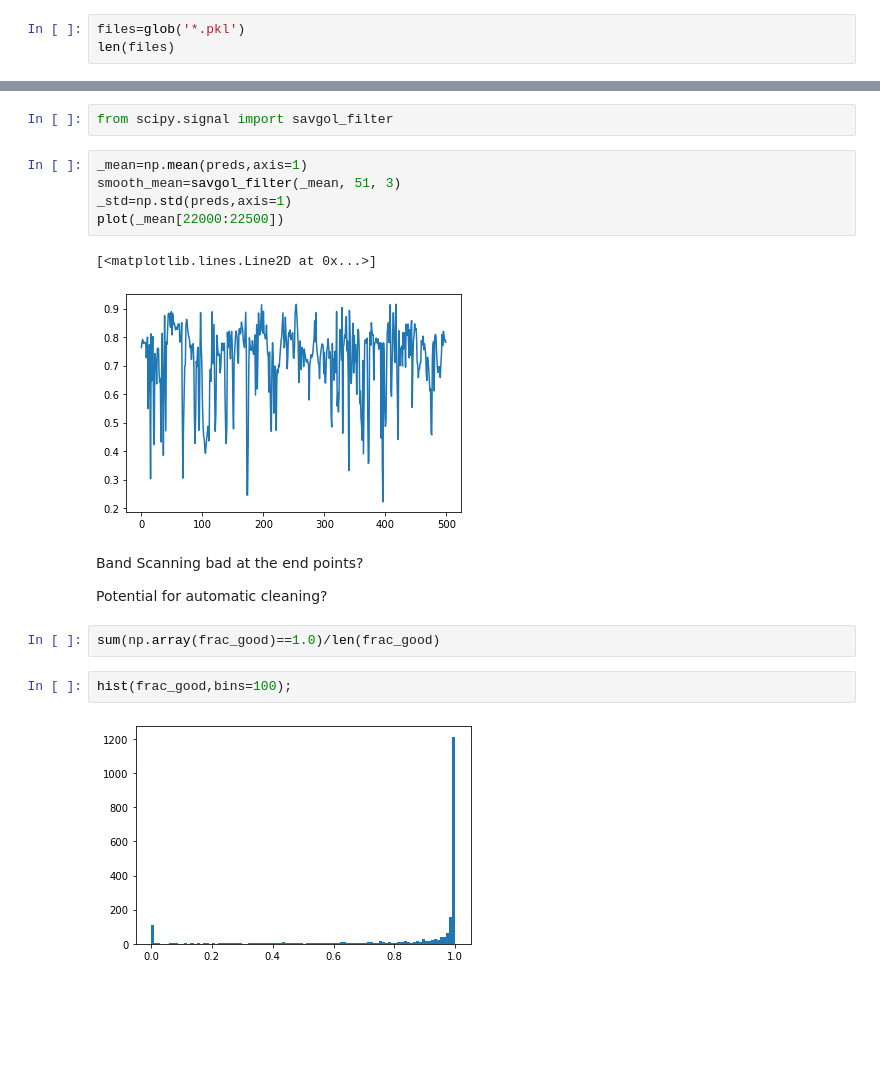
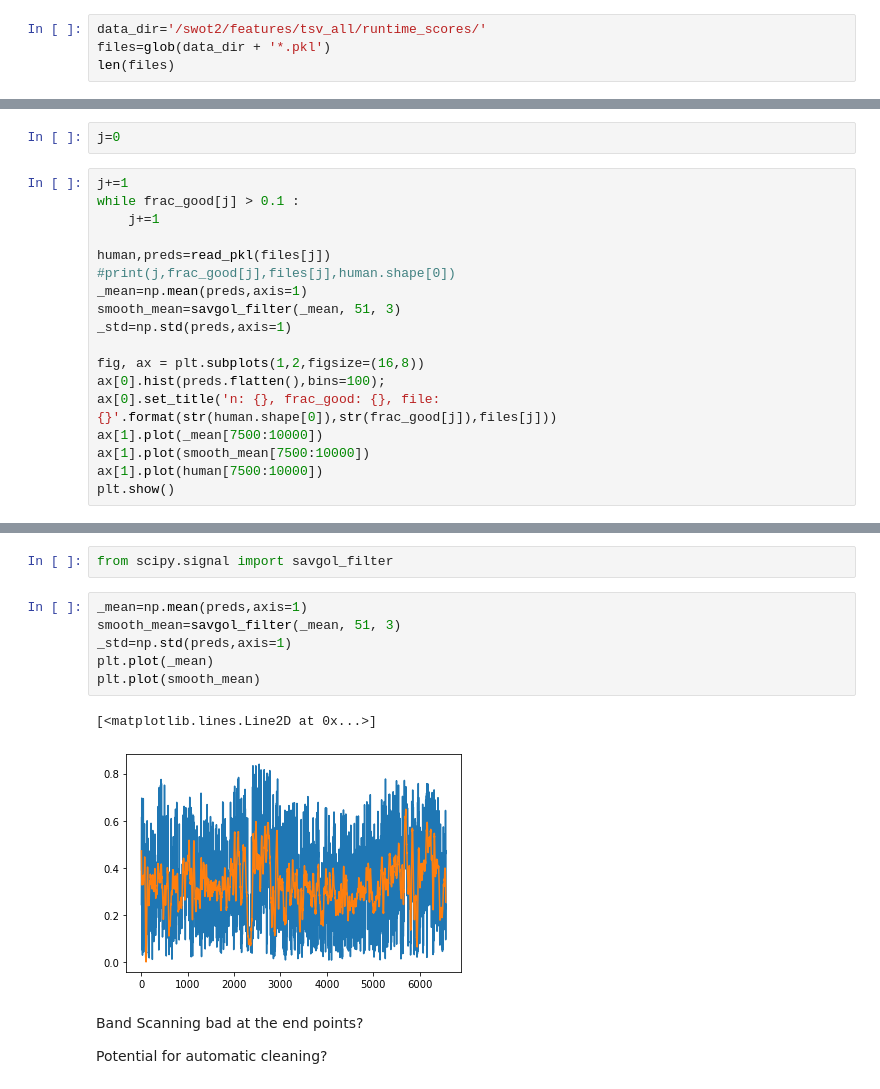
Before and after one commit to yoavfreund/Bathymetry, a Jupyter notebook: Hugh/Analysis.ipynb, the cells around one changed output, grey strips where cells are left out. Cells and saved outputs as stored; diff of their text form; blank space fills up the shorter version.

```diff
--- a/Hugh/Analysis.ipynb
+++ b/Hugh/Analysis.ipynb
@@ -22,6 +24,7 @@ Populating the interactive namespace from numpy and matplotlib
 
 n x 11 array (n being the number of points in the segment) with the human label in the first column and the 10 classifier scores in the following columns.
 # %%
-files=glob('*.pkl')
+data_dir='/swot2/features/tsv_all/runtime_scores/'
+files=glob(data_dir + '*.pkl')
 len(files)
 # %% [output]
@@ -70,0 +110,20 @@ hist(preds.flatten(),bins=100);
+# %%
+j=0
+# %%
+j+=1
+while frac_good[j] > 0.1 :
+    j+=1
+
+human,preds=read_pkl(files[j])
+#print(j,frac_good[j],files[j],human.shape[0])
+_mean=np.mean(preds,axis=1)
+smooth_mean=savgol_filter(_mean, 51, 3)
+_std=np.std(preds,axis=1)
+
+fig, ax = plt.subplots(1,2,figsize=(16,8))
+ax[0].hist(preds.flatten(),bins=100);
+ax[0].set_title('n: {}, frac_good: {}, file: {}'.format(str(human.shape[0]),str(frac_good[j]),files[j]))
+ax[1].plot(_mean[7500:10000])
+ax[1].plot(smooth_mean[7500:10000])
+ax[1].plot(human[7500:10000])
+plt.show()
@@ -73,18 +139,13 @@ from scipy.signal import savgol_filter
 # %%
 _mean=np.mean(preds,axis=1)
 smooth_mean=savgol_filter(_mean, 51, 3)
 _std=np.std(preds,axis=1)
-plot(_mean[22000:22500])
+plt.plot(_mean)
+plt.plot(smooth_mean)
 # %% [output]
 [<matplotlib.lines.Line2D at 0x...>]
-[figure, old version]
+[figure, new version]
 # %% [markdown]
 Band Scanning bad at the end points?
 
 Potential for automatic cleaning?
-# %%
-sum(np.array(frac_good)==1.0)/len(frac_good)
-# %%
-hist(frac_good,bins=100);
-# %% [output]
-[figure, removed]
```
Also changed, not shown: parts of 13 cells of this notebook.
